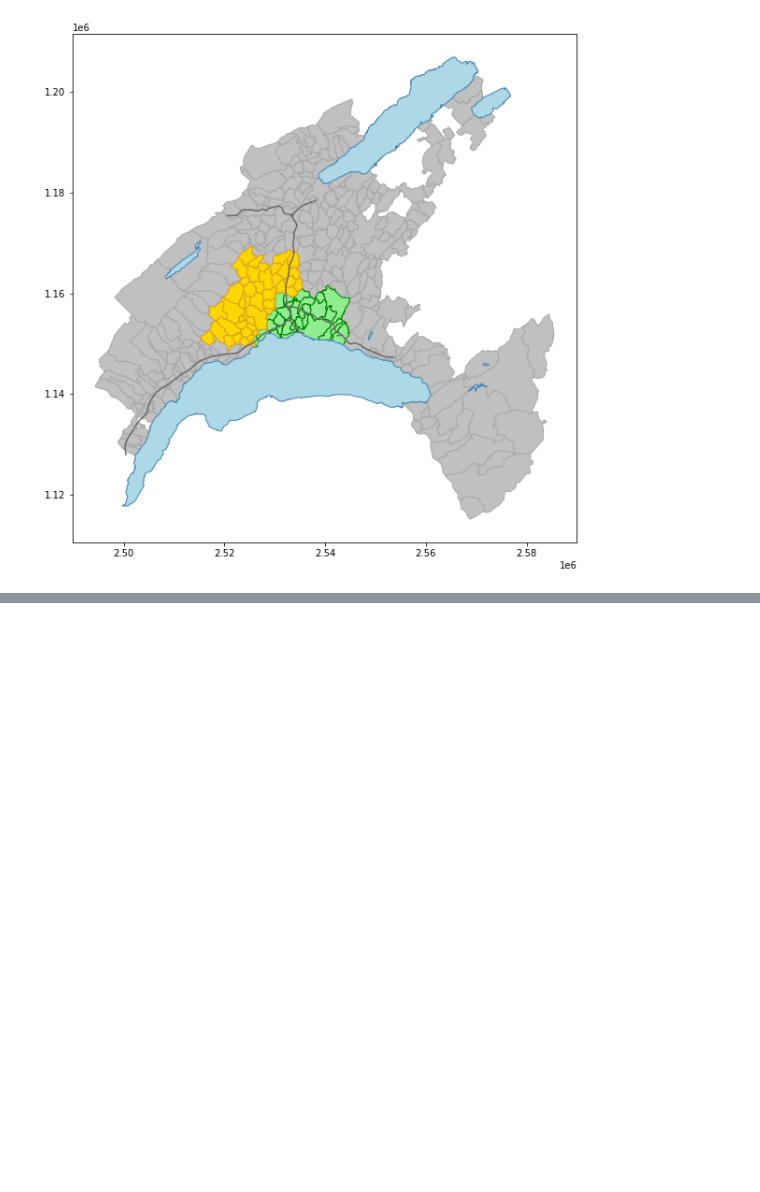
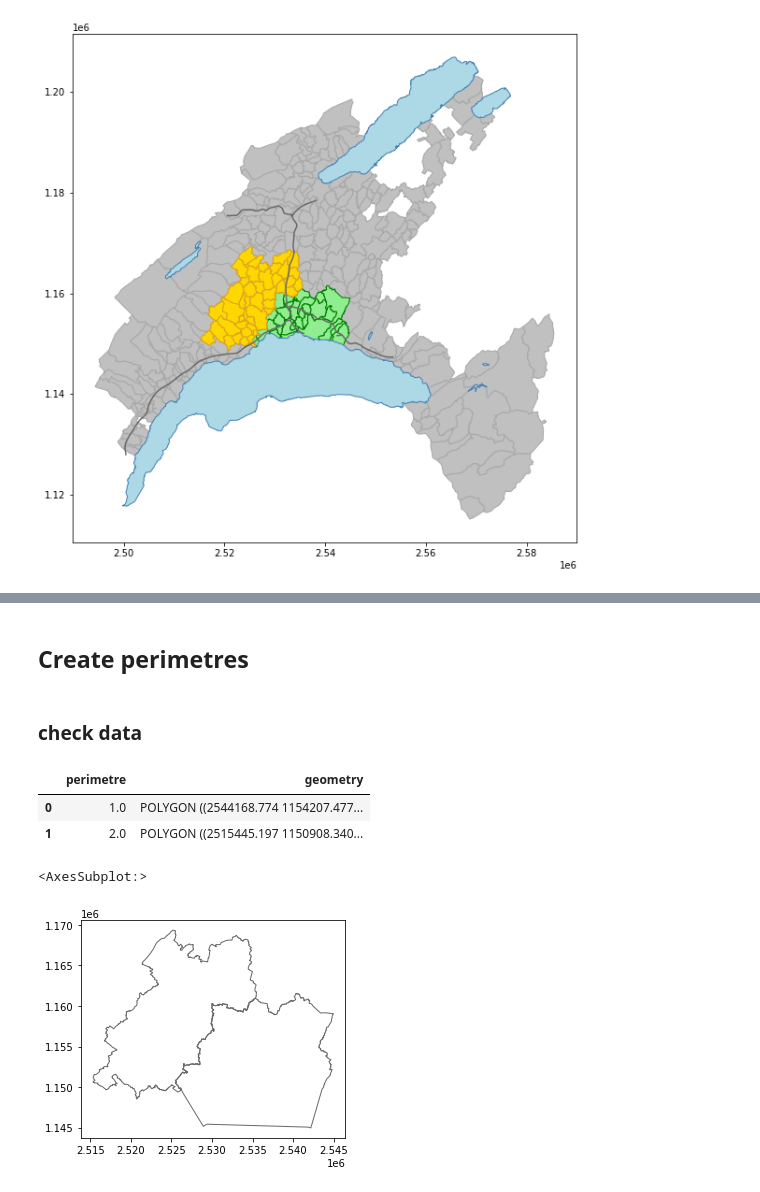
Before and after one commit to gowitz/goulet, a Jupyter notebook: notebook/goulet.ipynb, the cells around one changed output, grey strips where cells are left out. Drawn from its saved outputs; the diff is of its cells as text; code cells hidden in the pictures; blank space fills up the shorter version.

```diff
--- a/notebook/goulet.ipynb
+++ b/notebook/goulet.ipynb
@@ -114,0 +139,21 @@ highways.plot(ax=ax, facecolor='none', edgecolor='dimgrey')
+# %% [markdown]
+## Create perimetres ##
+# %%
+perimetres = communes.dissolve(by='perimetre', aggfunc='first')
+perimetres.reset_index(level=0, inplace=True)
+perimetres = perimetres[['perimetre', 'geometry']]
+p1 = perimetres.loc[0].geometry
+p2 = perimetres.loc[1].geometry
+# %% [markdown]
+### check data ###
+# %%
+perimetres
+# %% [output]
+|  | perimetre | geometry |
+| 0 | 1.0 | POLYGON ((2544168.774 1154207.477... |
+| 1 | 2.0 | POLYGON ((2515445.197 1150908.340... |
+# %%
+perimetres.plot(facecolor='none', edgecolor='dimgrey')
+# %% [output]
+<AxesSubplot:>
+[figure, added]
```
Also changed, not shown: parts of 15 cells of this notebook.
